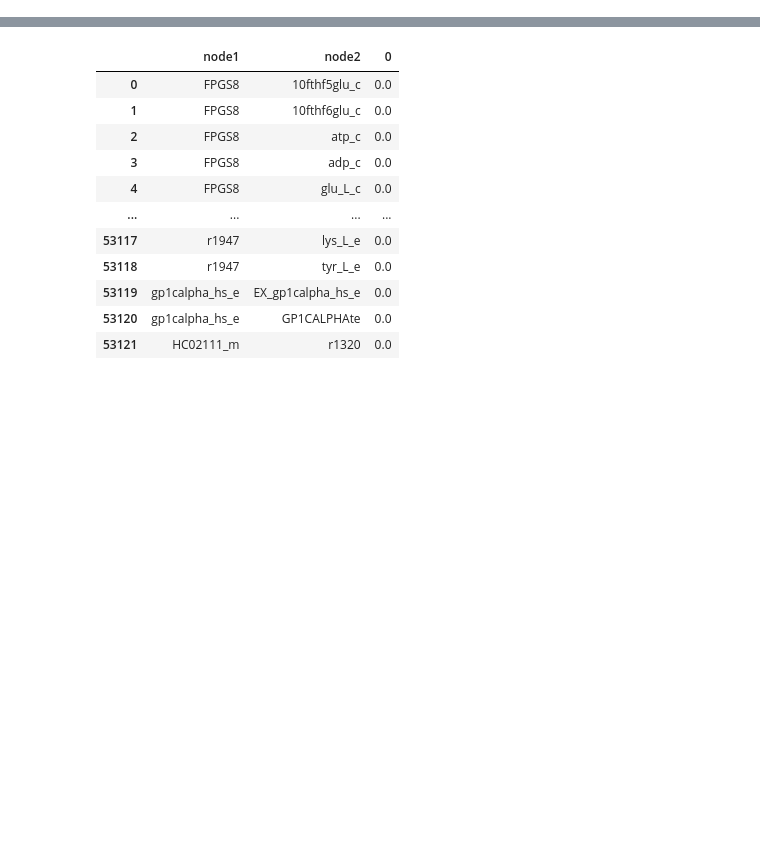
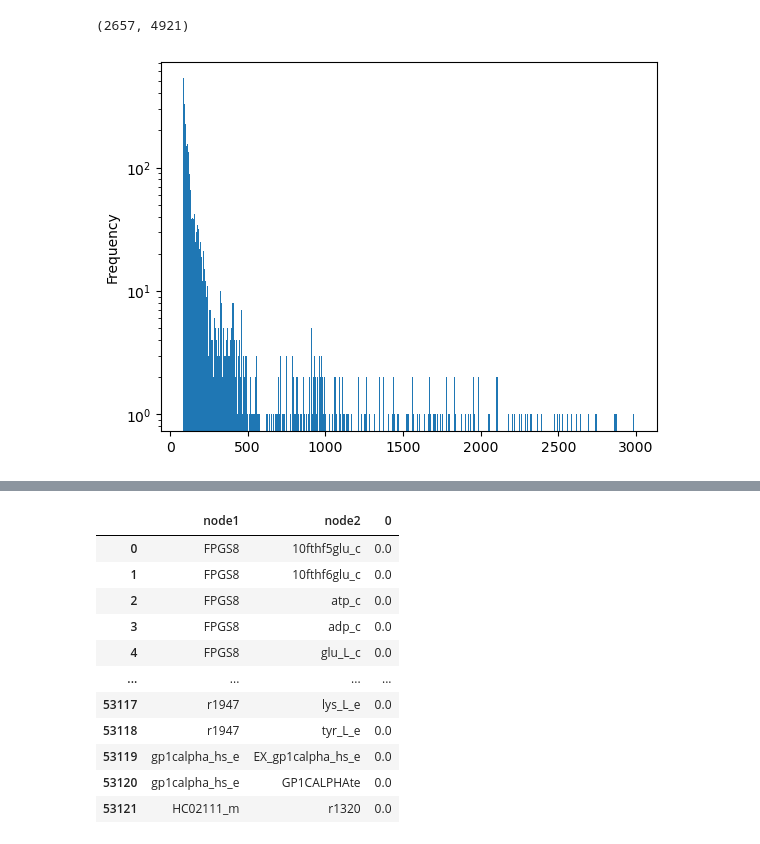
Before and after one commit to DeepenData/Graph_Neural_Networks_and_Phenylketonuria, a Jupyter notebook: src/step04_explainer.ipynb, the cells around one changed output, grey strips where cells are left out. Saved outputs shown, nothing was run; the diff lists cells and outputs as text; code cells hidden in the pictures; blank space fills up the shorter version.

Commit message:
filter explaniers

```diff
--- a/src/step04_explainer.ipynb
+++ b/src/step04_explainer.ipynb
@@ -70,0 +110,9 @@ explainer_subgraphs_df, explainer_subgraphs_df.sum()
+# %%
+
+filtered_graph_weights_df = all_graphs_weights_df.loc[all_graphs_weights_df.sum(axis=1) > np.percentile(all_graphs_weights_df.sum(axis=1), 95)  , :]
+
+filtered_graph_weights_df.sum(axis=1).plot.hist(logy = True, bins=500)
+filtered_graph_weights_df.shape
+# %% [output]
+(2657, 4921)
+[figure, added]
```
Also changed, not shown: parts of 13 cells of this notebook, 6 other files.
